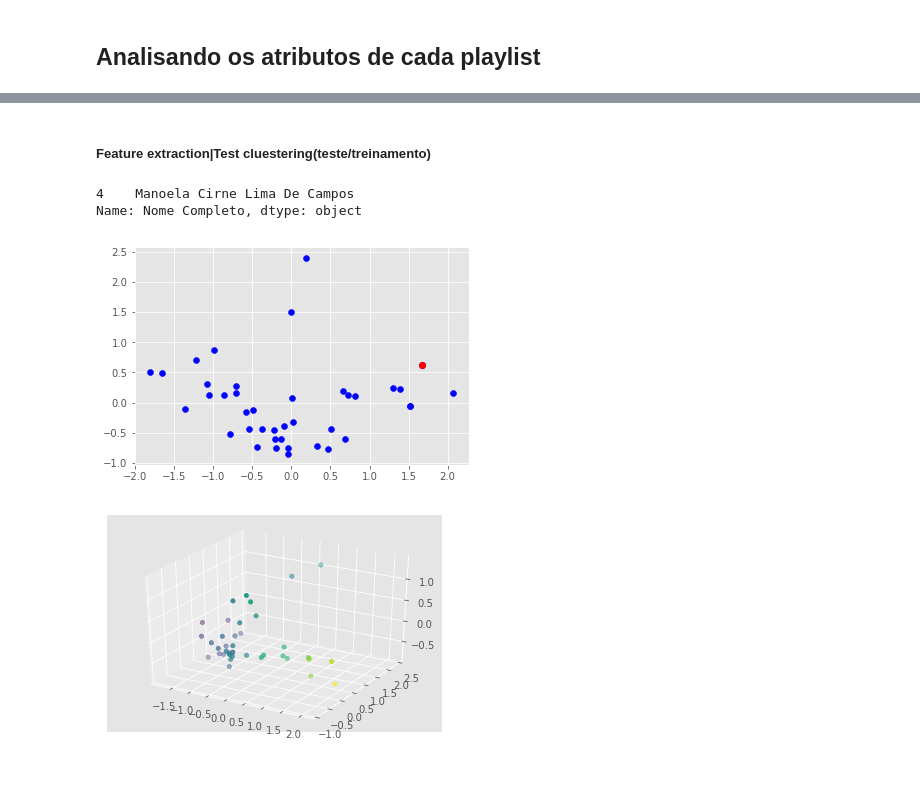
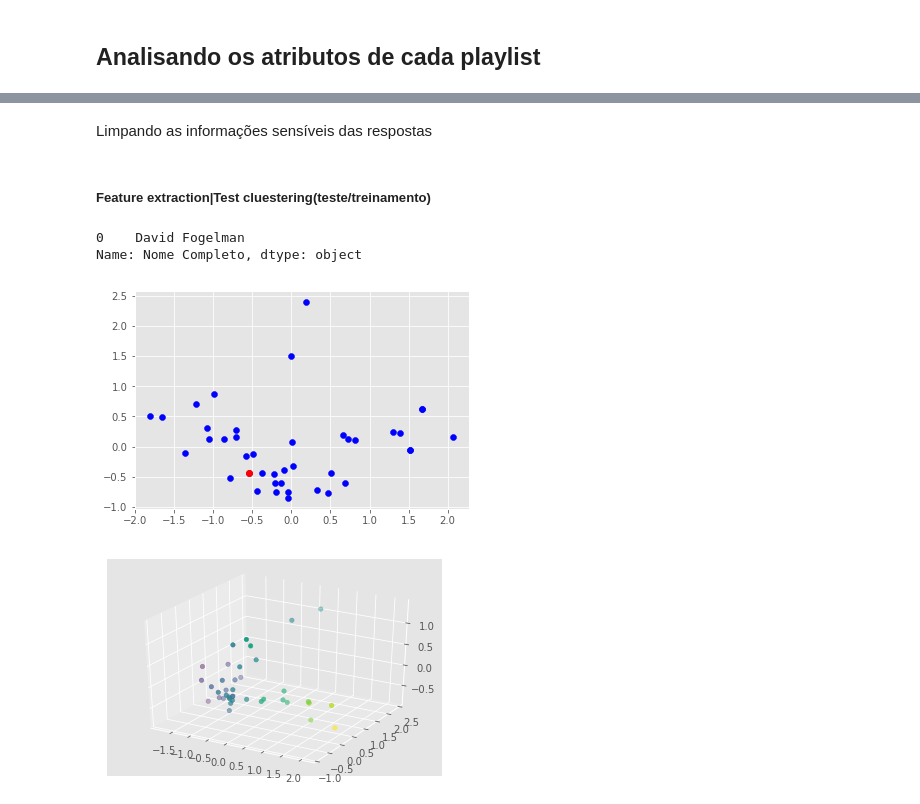
Before and after one commit to Fogelman/Spotify-Clustering, a Jupyter notebook: Reading Spotify Music.ipynb, the cells around one changed output, grey strips where cells are left out. Saved outputs shown, nothing was run; the diff lists cells and outputs as text; code cells hidden in the pictures; blank space fills up the shorter version.

```diff
--- a/Reading Spotify Music.ipynb
+++ b/Reading Spotify Music.ipynb
@@ -196,7 +238,10 @@ clear_output()
+# %% [markdown]
+Limpando as informações sensíveis das respostas
 # %%
 # Deletando informações pessoais (e-mail e link da playlist do spotify)
 try:
     df_names = df['Nome Completo']
+    df_email = df['Email Address']
     del df['Nome Completo']
     del df['Timestamp']
     del df['Email Address']
@@ -230,23 +273,23 @@ df.columns=['danceability', 'energy', 'speechiness', 'acousticness',
 ##### Feature extraction|Test cluestering(teste/treinamento)
 # %%
 %matplotlib inline
-
+#Aplicação do PCA para redução de 9 para 2 dimensões
 X = np.array(df)
 pca = PCA(n_components=2)
 pca.fit(X)
 
-num_pessoa = 4
+num_pessoa = 0
 num_pessoa_1 = num_pessoa+1
 if num_pessoa >= len(df_names):
     num_pessoa_1 = num_pessoa
 print(df_names[num_pessoa:num_pessoa_1])
 
 reduct = pca.transform(X)
 plt.scatter(reduct[:,0],reduct[:,1],c = 'b')
 
 plt.plot(reduct[num_pessoa,0],reduct[num_pessoa,1],'ro')
 plt.show()
 # %% [output]
-4    Manoela Cirne Lima De Campos
+0    David Fogelman
 Name: Nome Completo, dtype: object
-[figure, old version]
+[figure, new version]
```
Also changed, not shown: parts of 25 cells of this notebook, 1 other file.
